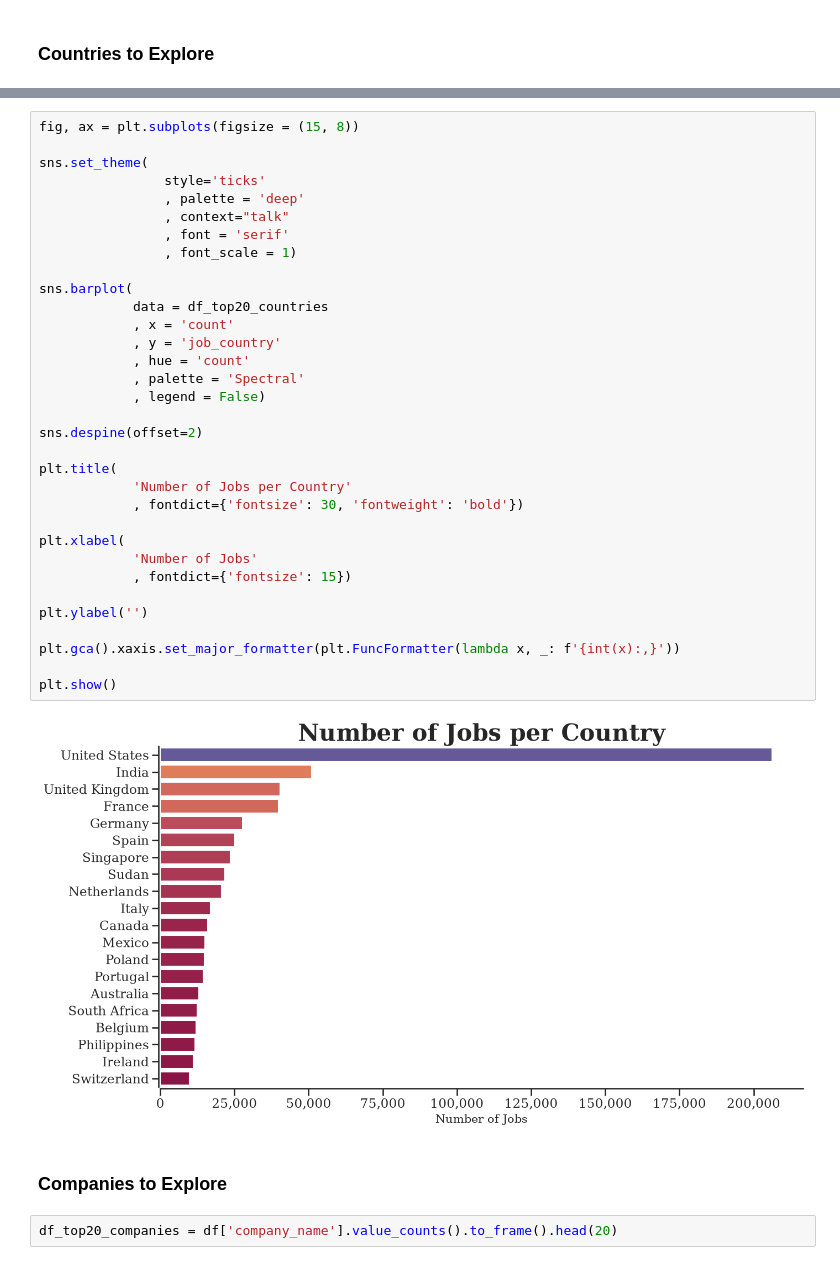
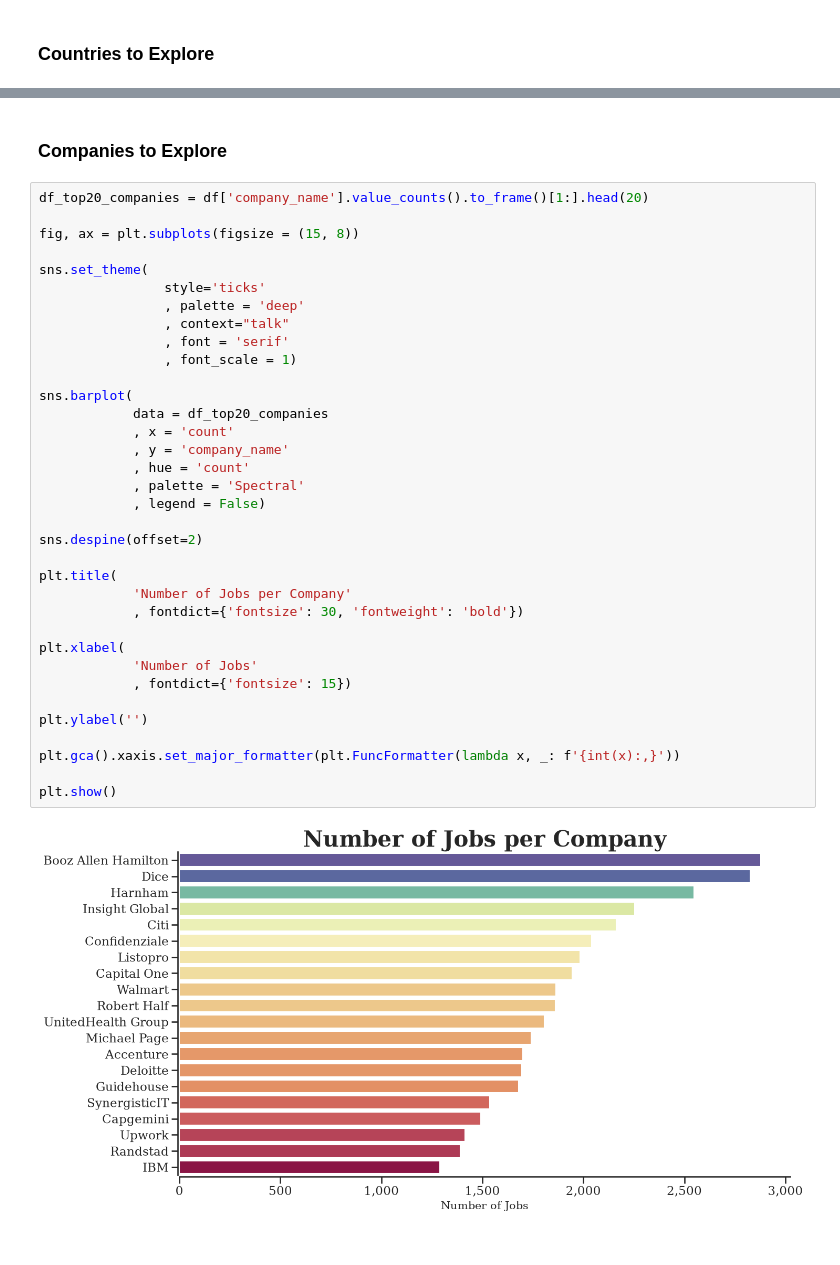
Before and after one commit to JohnnyQuant/Python_Data_Project, a Jupyter notebook: Project/1_EDA_Intro.ipynb, the cells around one changed output, grey strips where cells are left out. Cells and saved outputs as stored; diff of their text form.

```diff
--- a/Project/1_EDA_Intro.ipynb
+++ b/Project/1_EDA_Intro.ipynb
@@ -89,39 +124,39 @@ df_top20_countries = df['job_country'].value_counts().to_frame().head(20)
-# %%
-fig, ax = plt.subplots(figsize = (15, 8))
-
-sns.set_theme(
-                style='ticks'
-                , palette = 'deep'
-                , context="talk"
-                , font = 'serif'
-                , font_scale = 1)
-
-sns.barplot(
-            data = df_top20_countries
-            , x = 'count'
-            , y = 'job_country'
-            , hue = 'count'
-            , palette = 'Spectral'
-            , legend = False)
-
-sns.despine(offset=2)
-
-plt.title(
-            'Number of Jobs per Country'
-            , fontdict={'fontsize': 30, 'fontweight': 'bold'})
-
-plt.xlabel(
-            'Number of Jobs'
-            , fontdict={'fontsize': 15})
-
-plt.ylabel('')
-
-plt.gca().xaxis.set_major_formatter(plt.FuncFormatter(lambda x, _: f'{int(x):,}'))
-
-plt.show()
-# %% [output]
-[figure, removed]
 # %% [markdown]
 ### Companies to Explore
 # %%
-df_top20_companies = df['company_name'].value_counts().to_frame().head(20)
+df_top20_companies = df['company_name'].value_counts().to_frame()[1:].head(20)
+
+fig, ax = plt.subplots(figsize = (15, 8))
+
+sns.set_theme(
+                style='ticks'
+                , palette = 'deep'
+                , context="talk"
+                , font = 'serif'
+                , font_scale = 1)
+
+sns.barplot(
+            data = df_top20_companies
+            , x = 'count'
+            , y = 'company_name'
+            , hue = 'count'
+            , palette = 'Spectral'
+            , legend = False)
+
+sns.despine(offset=2)
+
+plt.title(
+            'Number of Jobs per Company'
+            , fontdict={'fontsize': 30, 'fontweight': 'bold'})
+
+plt.xlabel(
+            'Number of Jobs'
+            , fontdict={'fontsize': 15})
+
+plt.ylabel('')
+
+plt.gca().xaxis.set_major_formatter(plt.FuncFormatter(lambda x, _: f'{int(x):,}'))
+
+plt.show()
+# %% [output]
+[figure, added]
```
Also changed, not shown: parts of 2 cells of this notebook.
